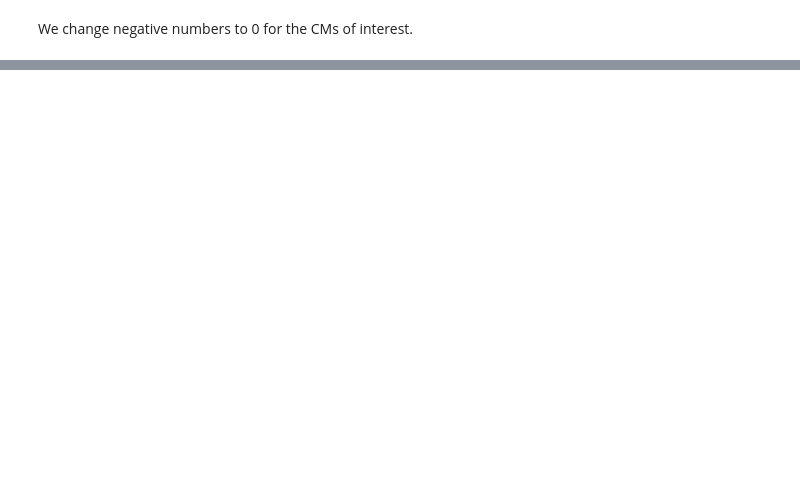
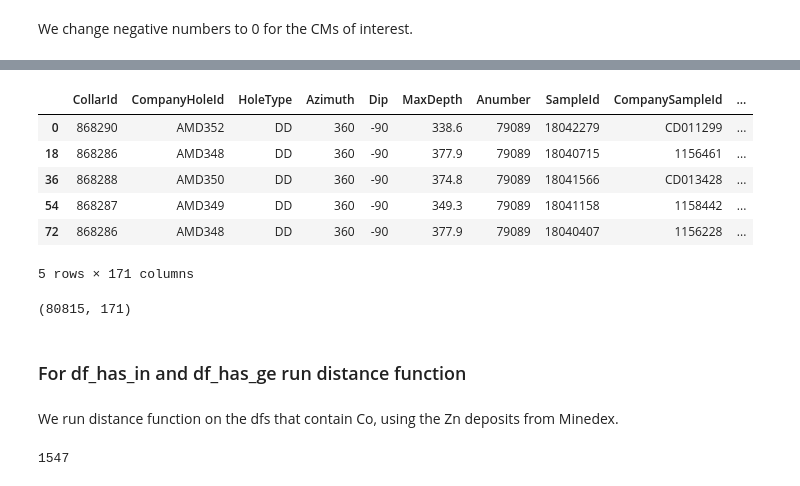
Before and after one commit to franticOreo/CriticalMinerals, a Jupyter notebook: cecile/EDAs/EDA_Drillhole.ipynb, the cells around one changed output, grey strips where cells are left out. Drawn from its saved outputs; the diff is of its cells as text; code cells hidden in the pictures; blank space fills up the shorter version.

```diff
--- a/cecile/EDAs/EDA_Drillhole.ipynb
+++ b/cecile/EDAs/EDA_Drillhole.ipynb
@@ -1013,0 +393,26 @@ Name: Co_PPM, dtype: float64
+# %%
+Merged_Ni_Drillhole_lessthan15km = pd.read_csv('Merged_Ni_Drillhole_lessthan15km.csv')
+# %%
+#remove duplicates
+df_Co = Merged_Ni_Drillhole_lessthan15km.drop(columns=['Unnamed: 0', 'Unnamed: 0_x', 'Unnamed: 0_y', 'Latitude', 'Longitude',
+                     'minedex_coords', 'minedex_site',
+                    'distance'])
+# %%
+df_Co = df_Co.drop_duplicates()
+df_Co.head()
+# %% [output]
+|  | CollarId | CompanyHoleId | HoleType | Azimuth | Dip | MaxDepth | Anumber | SampleId | CompanySampleId | ... |
+| 0 | 868290 | AMD352 | DD | 360 | -90 | 338.6 | 79089 | 18042279 | CD011299 | ... |
+| 18 | 868286 | AMD348 | DD | 360 | -90 | 377.9 | 79089 | 18040715 | 1156461 | ... |
+| 36 | 868288 | AMD350 | DD | 360 | -90 | 374.8 | 79089 | 18041566 | CD013428 | ... |
+| 54 | 868287 | AMD349 | DD | 360 | -90 | 349.3 | 79089 | 18041158 | 1158442 | ... |
+| 72 | 868286 | AMD348 | DD | 360 | -90 | 377.9 | 79089 | 18040407 | 1156228 | ... |
+5 rows × 171 columns
+# %%
+df_Co.shape
+# %% [output]
+(80815, 171)
+# %% [markdown]
+### For df_has_in and df_has_ge run distance function
+# %% [markdown]
+We run distance function on the dfs that contain Co, using the Zn deposits from Minedex.
@@ -1013,0 +423,5 @@ Name: Co_PPM, dtype: float64
+# %%
+wamex_coords_nodupl = tuple(set(wamex_coords))
+len(wamex_coords_nodupl)
+# %% [output]
+1547
```
Also changed, not shown: parts of 126 cells of this notebook, 10 other files.
